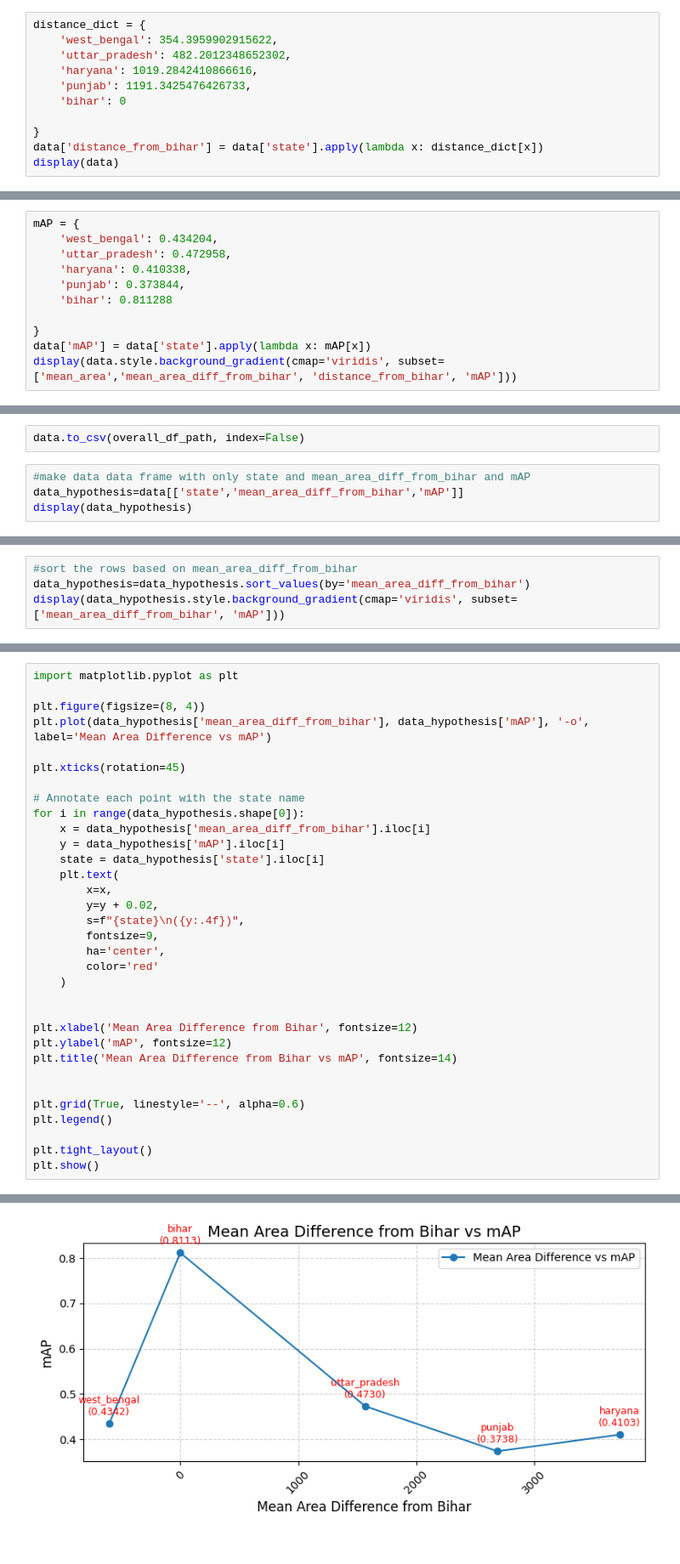
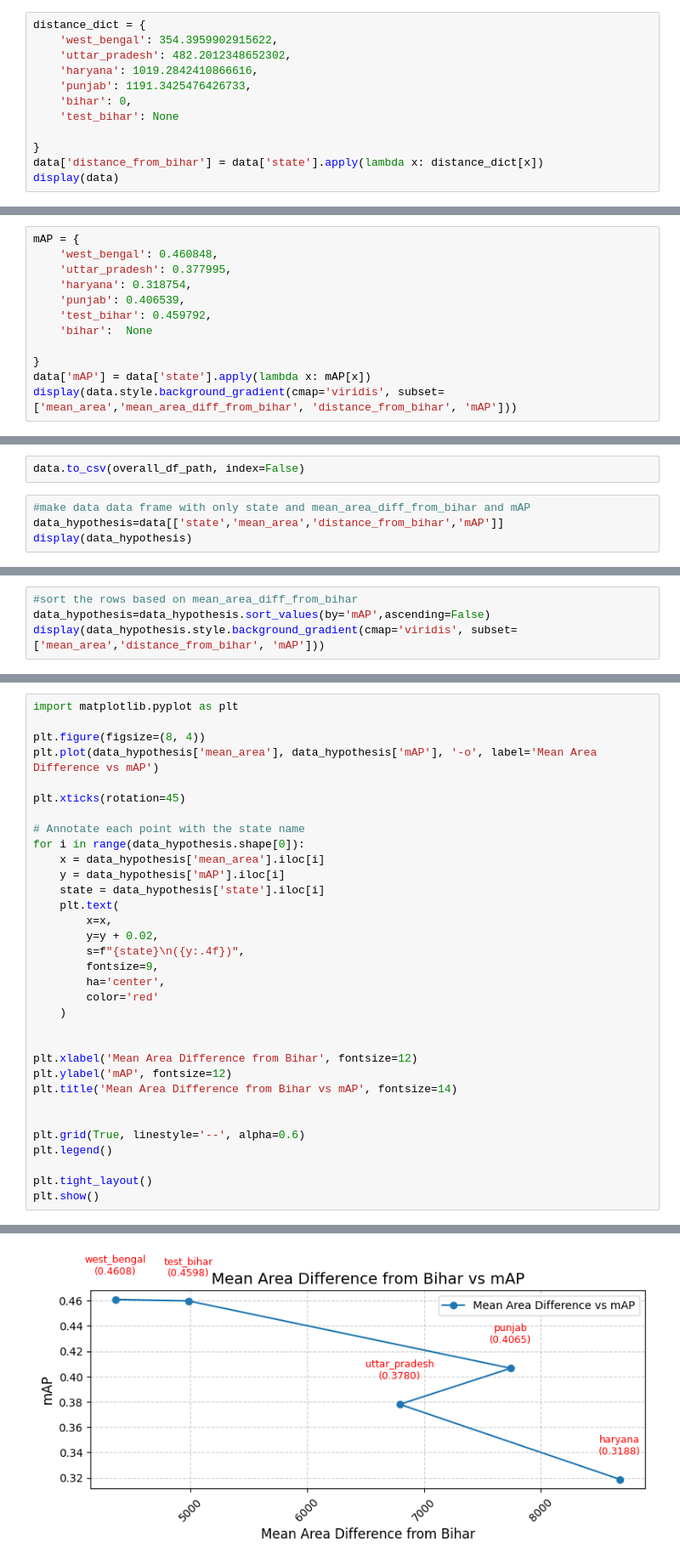
Before and after one commit to rishabh-mondal/ijcai_2025_kilns, a Jupyter notebook: notebooks/labels_area_stats.ipynb, the cells around one changed output, grey strips where cells are left out. Shown at 85% size. Saved outputs shown, nothing was run; the diff lists cells and outputs as text.

```diff
--- a/notebooks/labels_area_stats.ipynb
+++ b/notebooks/labels_area_stats.ipynb
@@ -230,7 +246,8 @@ distance_dict = {
     'uttar_pradesh': 482.2012348652302,
     'haryana': 1019.2842410866616,
     'punjab': 1191.3425476426733,
-    'bihar': 0
+    'bihar': 0,
+    'test_bihar': None
 
 }
 data['distance_from_bihar'] = data['state'].apply(lambda x: distance_dict[x])
@@ -251,10 +270,11 @@ display(data)
 # %%
 mAP = {
-    'west_bengal': 0.434204,
-    'uttar_pradesh': 0.472958,
-    'haryana': 0.410338,
-    'punjab': 0.373844,
-    'bihar': 0.811288
+    'west_bengal': 0.460848,
+    'uttar_pradesh': 0.377995,
+    'haryana': 0.318754,
+    'punjab': 0.406539,
+    'test_bihar': 0.459792,
+    'bihar':  None
 
 }
 data['mAP'] = data['state'].apply(lambda x: mAP[x])
@@ -276,6 +298,6 @@ display(data.style.background_gradient(cmap='viridis', subset=['mean_area','mean
 data.to_csv(overall_df_path, index=False)
 # %%
 #make data data frame with only state and mean_area_diff_from_bihar and mAP
-data_hypothesis=data[['state','mean_area_diff_from_bihar','mAP']]
+data_hypothesis=data[['state','mean_area','distance_from_bihar','mAP']]
 display(data_hypothesis)
 # %% [output]
@@ -309,5 +334,5 @@ See the caveats in the documentation: https://pandas.pydata.org/pandas-docs/stab
 # %%
 #sort the rows based on mean_area_diff_from_bihar
-data_hypothesis=data_hypothesis.sort_values(by='mean_area_diff_from_bihar')
-display(data_hypothesis.style.background_gradient(cmap='viridis', subset=['mean_area_diff_from_bihar', 'mAP']))
+data_hypothesis=data_hypothesis.sort_values(by='mAP',ascending=False)
+display(data_hypothesis.style.background_gradient(cmap='viridis', subset=['mean_area','distance_from_bihar', 'mAP']))
 # %% [output]
@@ -321,13 +347,13 @@ display(data_hypothesis.style.background_gradient(cmap='viridis', subset=['mean_
 import matplotlib.pyplot as plt
 
 plt.figure(figsize=(8, 4))
-plt.plot(data_hypothesis['mean_area_diff_from_bihar'], data_hypothesis['mAP'], '-o', label='Mean Area Difference vs mAP')
+plt.plot(data_hypothesis['mean_area'], data_hypothesis['mAP'], '-o', label='Mean Area Difference vs mAP')
 
 plt.xticks(rotation=45)
 
 # Annotate each point with the state name
 for i in range(data_hypothesis.shape[0]):
-    x = data_hypothesis['mean_area_diff_from_bihar'].iloc[i]
+    x = data_hypothesis['mean_area'].iloc[i]
     y = data_hypothesis['mAP'].iloc[i]
     state = data_hypothesis['state'].iloc[i]
     plt.text(
@@ -354 +382 @@ plt.show()
-[figure, old version]
+[figure, new version]
```
Also changed, not shown: parts of 19 cells of this notebook, 3 other files.
